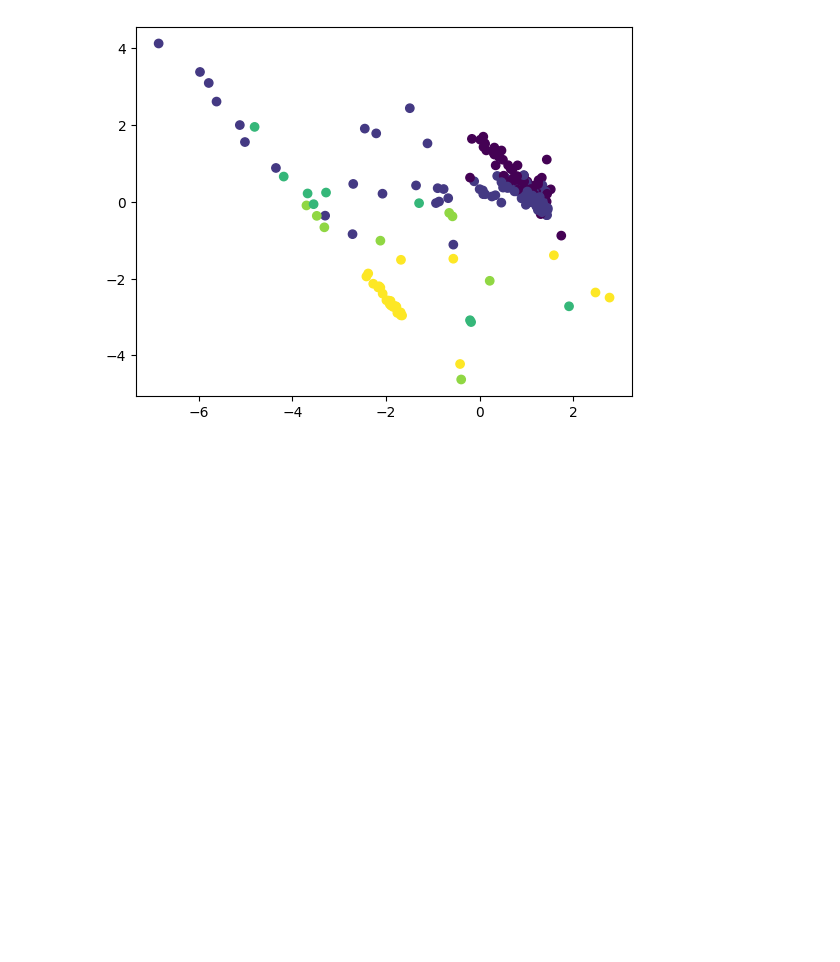
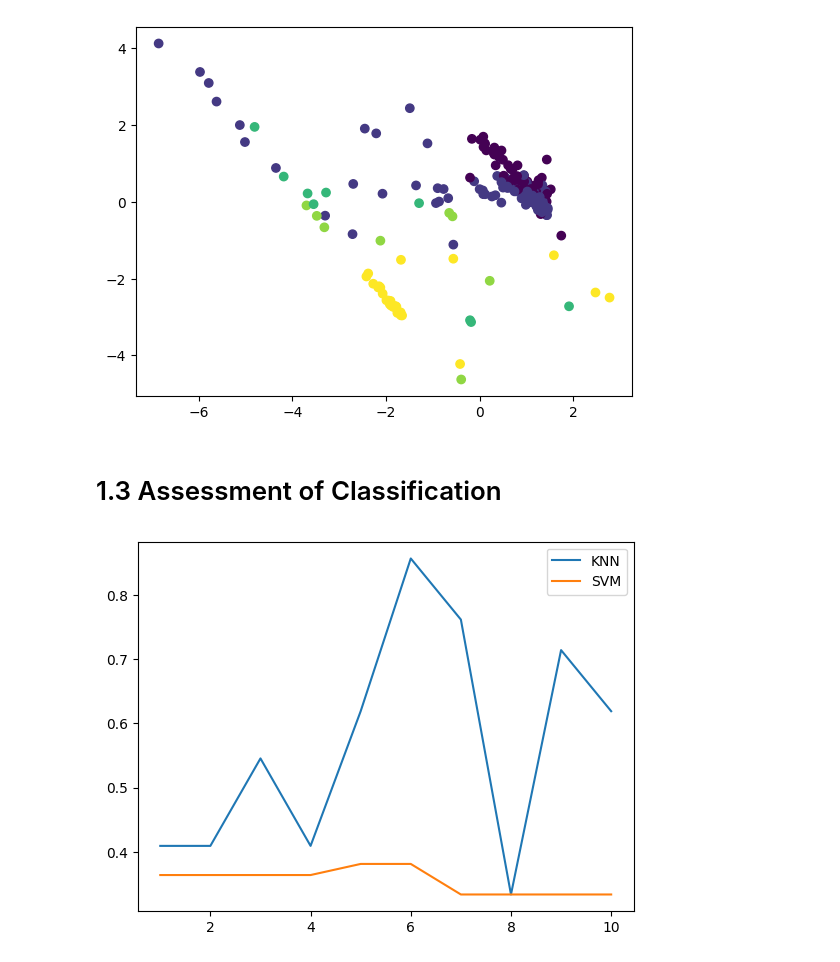
Before and after one commit to bobbymannino/comp2002-report, a Jupyter notebook: book.ipynb, the cells around one changed output. Saved outputs shown, nothing was run; the diff lists cells and outputs as text; code cells hidden in the pictures; blank space fills up the shorter version.

```diff
--- a/book.ipynb
+++ b/book.ipynb
@@ -108,3 +108,34 @@ plt.scatter(compressed[:, 0], compressed[:, 1], c=classifiedData)
 plt.show()
 # %% [output]
 [figure]
+# %% [markdown]
+# 1.3 Assessment of Classification
+# %%
+# After identifying the best model parameters in the previous task, the classification models you
+# have implemented must be assessed. To do this you are required to assess the accuracy for each
+# model. You may use the accuracy implementation available to do this. It is not sufficient to report a
+# single accuracy score. You must use cross-validation to report training results and report these
+# values using a plot. You will also need to write a summary analysing your results and findings.
+
+from sklearn.model_selection import cross_val_score
+
+def knn_cross_val(inputs, targets, k: int):
+    classifier = KNeighborsClassifier(n_neighbors=k)
+
+    return cross_val_score(classifier, inputs, targets, cv=10)
+
+def svm_cross_val(inputs, targets, kernel: str, degree: int):
+    classifier = SVC(kernel=kernel, degree=degree)
+
+    return cross_val_score(classifier, inputs, targets, cv=10)
+
+knn_accuracies = knn_cross_val(compressed, targets, 3)
+svm_accuracies = svm_cross_val(inputs, targets, "poly", 3)
+
+plt.figure()
+plt.plot(range(1, 11), knn_accuracies, label="KNN")
+plt.plot(range(1, 11), svm_accuracies, label="SVM")
+plt.legend()
+plt.show()
+# %% [output]
+[figure, added]
```
Also changed, not shown: parts of 1 cell of this notebook.
